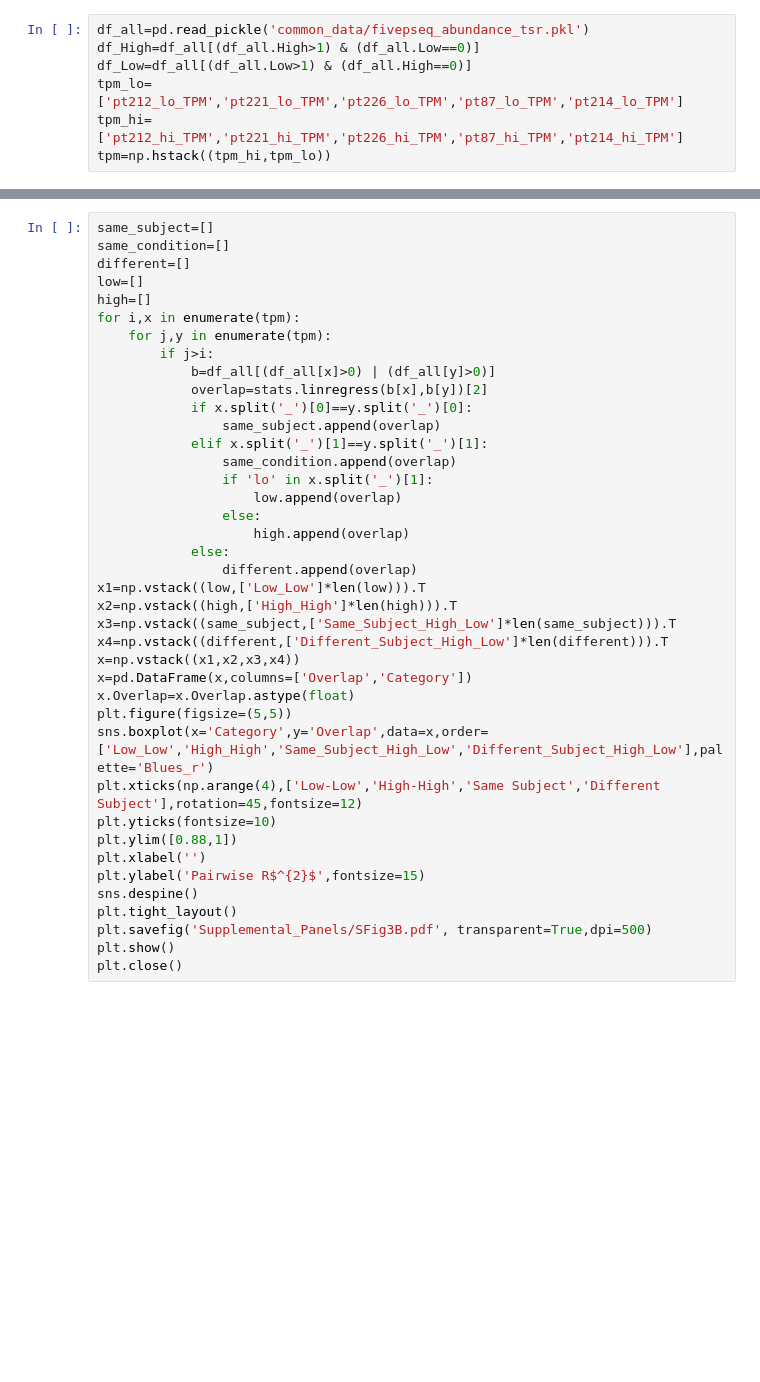
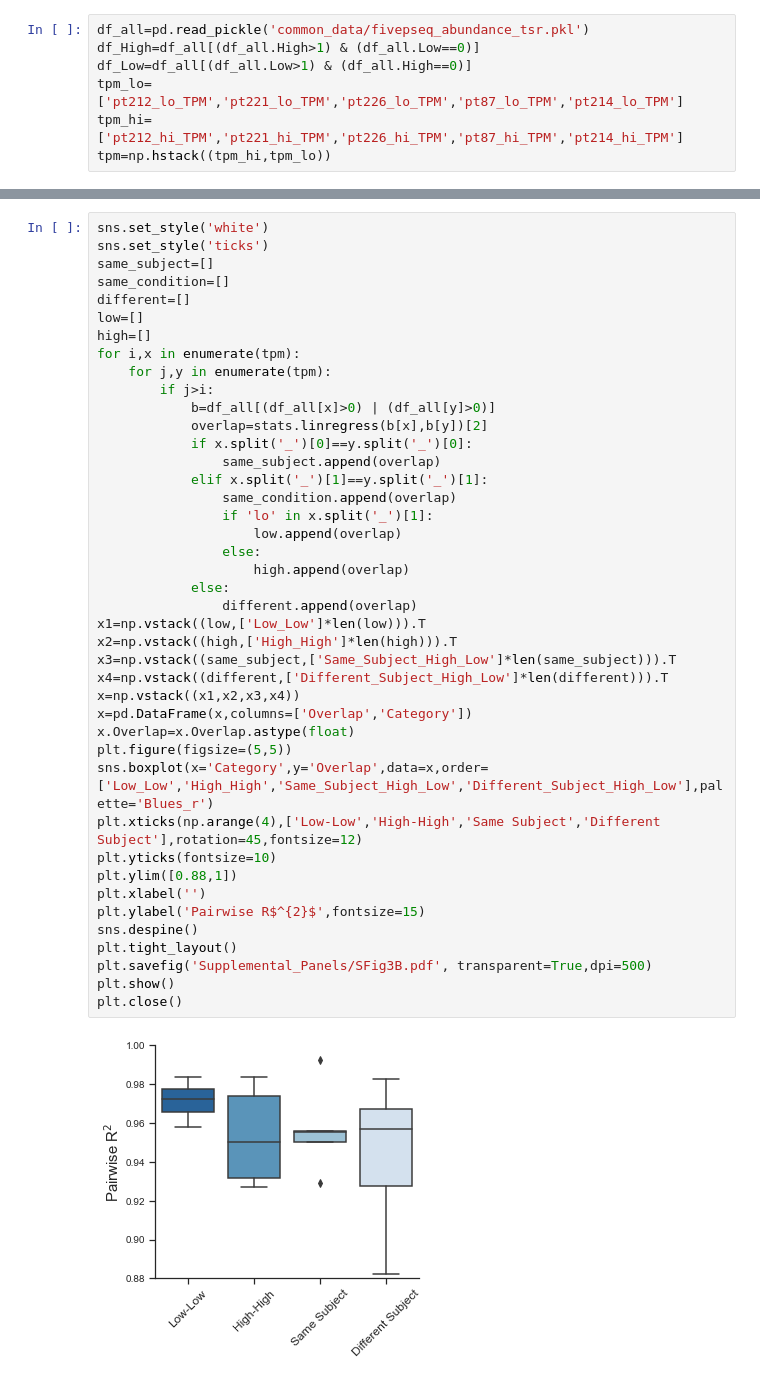
Before and after one commit to meyer-lab-cshl/transcriptomic-diversity-human-mTECs, a Jupyter notebook: Figures/Supplemental_Figure3.ipynb, the cells around one changed output, grey strips where cells are left out. Cells and saved outputs as stored; diff of their text form; blank space fills up the shorter version.

```diff
--- a/Figures/Supplemental_Figure3.ipynb
+++ b/Figures/Supplemental_Figure3.ipynb
@@ -39,4 +36,6 @@ plt.savefig('Supplemental_Panels/SFig3A.pdf', transparent=True,dpi=500)
 # %%
+sns.set_style('white')
+sns.set_style('ticks')
 same_subject=[]
 same_condition=[]
 different=[]
@@ -49,30 +48,32 @@ for i,x in enumerate(tpm):
             overlap=stats.linregress(b[x],b[y])[2]
             if x.split('_')[0]==y.split('_')[0]:
                 same_subject.append(overlap)
             elif x.split('_')[1]==y.split('_')[1]:
                 same_condition.append(overlap)
                 if 'lo' in x.split('_')[1]:
                     low.append(overlap)
                 else:
                     high.append(overlap)
             else:
                 different.append(overlap)
 x1=np.vstack((low,['Low_Low']*len(low))).T
 x2=np.vstack((high,['High_High']*len(high))).T
 x3=np.vstack((same_subject,['Same_Subject_High_Low']*len(same_subject))).T
 x4=np.vstack((different,['Different_Subject_High_Low']*len(different))).T
 x=np.vstack((x1,x2,x3,x4))
 x=pd.DataFrame(x,columns=['Overlap','Category'])
 x.Overlap=x.Overlap.astype(float)
 plt.figure(figsize=(5,5))
 sns.boxplot(x='Category',y='Overlap',data=x,order=['Low_Low','High_High','Same_Subject_High_Low','Different_Subject_High_Low'],palette='Blues_r')
 plt.xticks(np.arange(4),['Low-Low','High-High','Same Subject','Different Subject'],rotation=45,fontsize=12)
 plt.yticks(fontsize=10)
 plt.ylim([0.88,1])
 plt.xlabel('')
 plt.ylabel('Pairwise R$^{2}$',fontsize=15)
 sns.despine()
 plt.tight_layout()
 plt.savefig('Supplemental_Panels/SFig3B.pdf', transparent=True,dpi=500)
 plt.show()
 plt.close()
+# %% [output]
+[figure, added]
```
Also changed, not shown: parts of 2 cells of this notebook, 28 other files.
